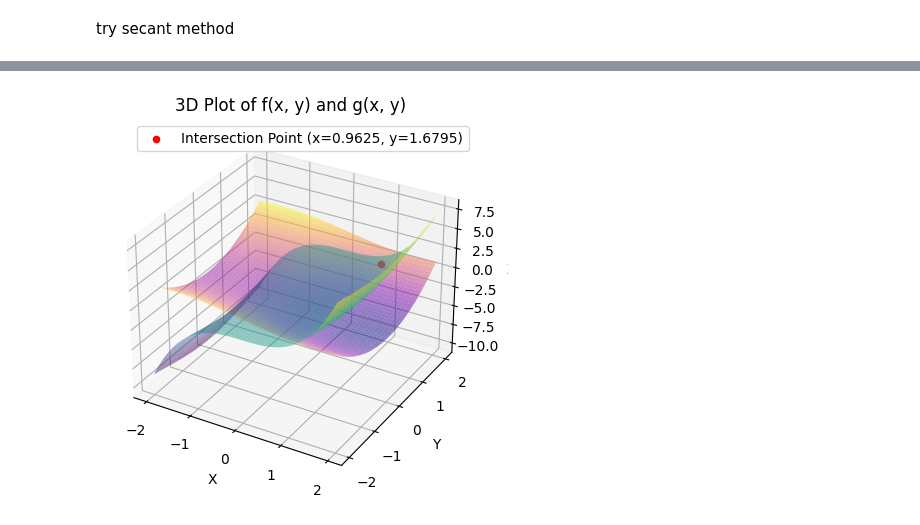
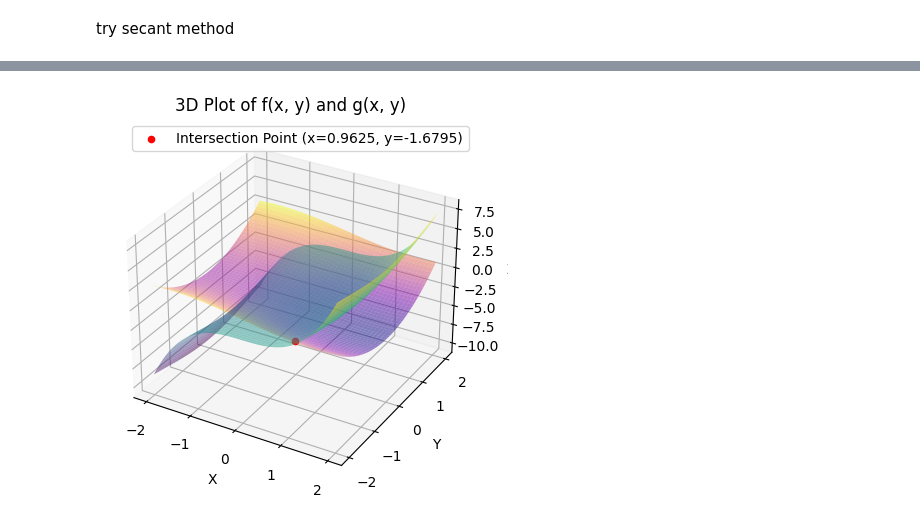
Before and after one commit to faliqadlan/roots-of-polynomial, a Jupyter notebook: roots.ipynb, the cells around one changed output, grey strips where cells are left out. Saved outputs shown, nothing was run; the diff lists cells and outputs as text; code cells hidden in the pictures.

```diff
--- a/roots.ipynb
+++ b/roots.ipynb
@@ -113,8 +113,8 @@ def g(x, y):
     return y**2 - np.sin(x) - 2
 
 # Define the initial guesses
-x0 = -10
-y0 = -10
+x0 = -100
+y0 = -100
 x1 = 0
 y1 = 0
 
@@ -187 +187 @@ y = 1.6794636332679223
-[figure, old version]
+[figure, new version]
```
Also changed, not shown: parts of 1 cell of this notebook, 1 other file.
